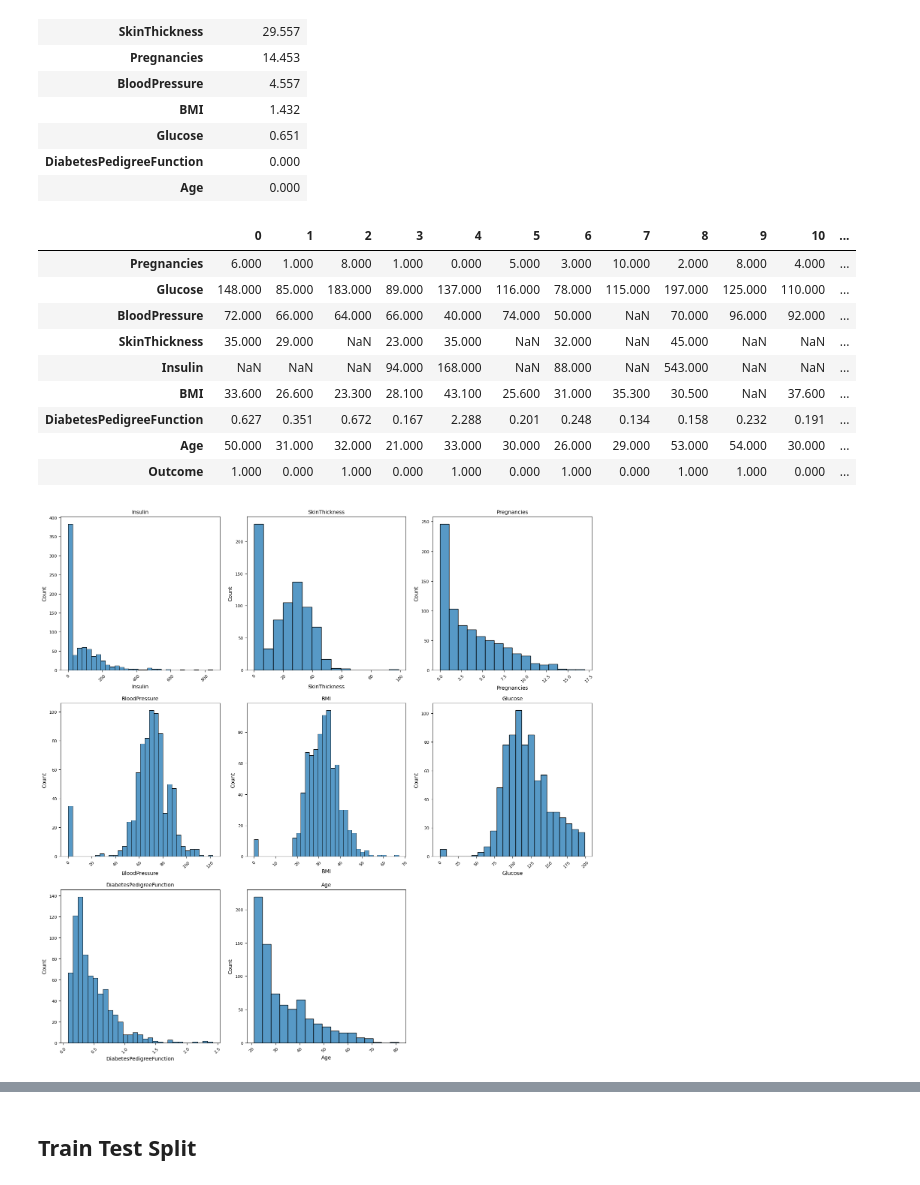
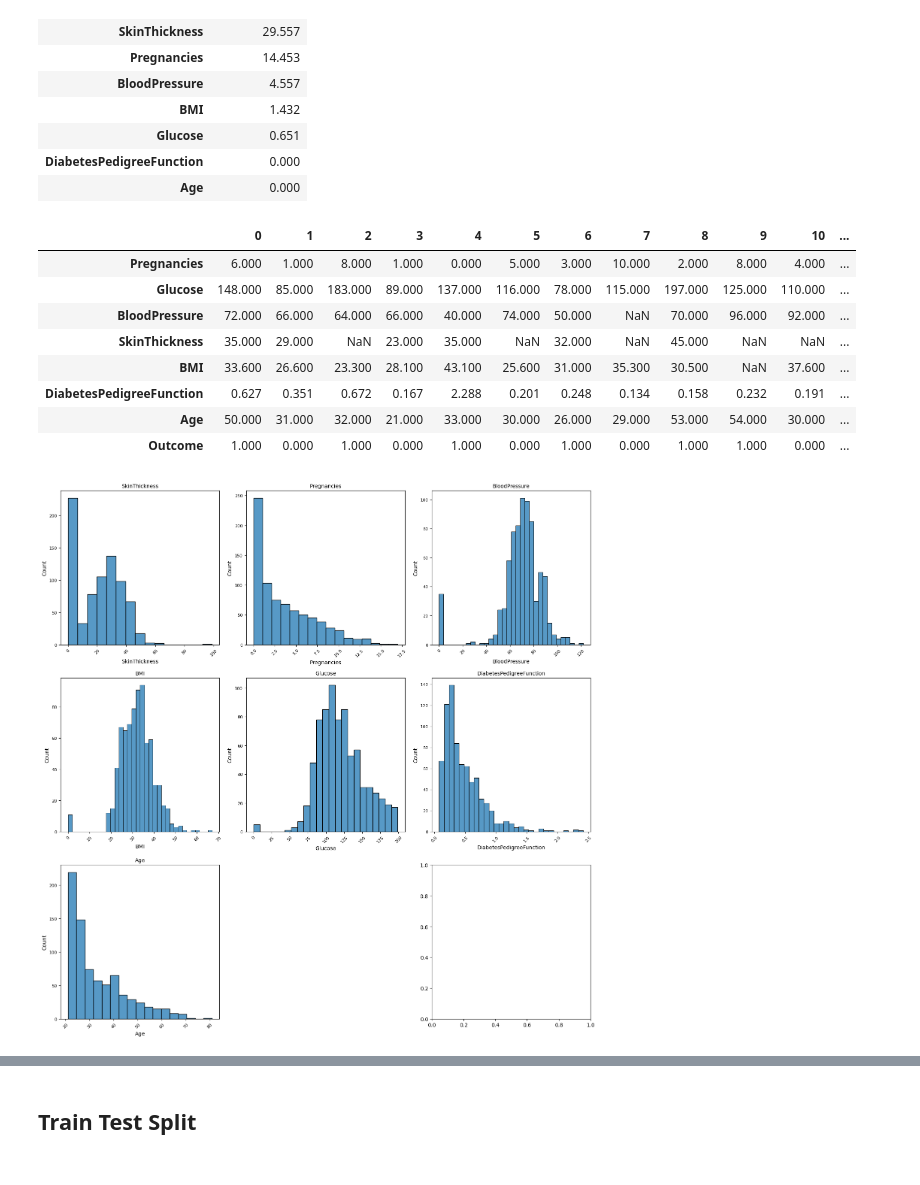
Before and after one commit to 4GeeksAcademy/carlossuesc95-intro-ml, a Jupyter notebook: src/04-decission-tree.ipynb, the cells around one changed output, grey strips where cells are left out. Cells and saved outputs as stored; diff of their text form; code cells hidden in the pictures.

```diff
--- a/src/04-decission-tree.ipynb
+++ b/src/04-decission-tree.ipynb
@@ -160,8 +142,14 @@ zero_percent.to_frame(name='percent_zeros')
 | DiabetesPedigreeFunction | 0.000 |
 | Age | 0.000 |
 # %%
+#Guardamos "insulin_zeros" en una lista para eliminarla del DataFrame
+insulin_zeros = []
+insulin_list = ((df['Insulin'] == 0).sum() / len(df) * 100)
+insulin_zeros.append(insulin_list)
+insulin_zeros
+df.drop(columns=['Insulin'], inplace=True)
 df_cop = df.copy()
-vars_cero = ['Insulin','SkinThickness', 'BloodPressure', 'BMI', 'Glucose']
+vars_cero = ['SkinThickness', 'BloodPressure', 'BMI', 'Glucose']
 df_cop[vars_cero] = df_cop[vars_cero].replace(0, np.nan)
 df_cop.head(20).T
 # %% [output]
@@ -170,7 +158,6 @@ df_cop.head(20).T
 | Glucose | 148.000 | 85.000 | 183.000 | 89.000 | 137.000 | 116.000 | 78.000 | 115.000 | 197.000 | 125.000 | 110.000 | ... |
 | BloodPressure | 72.000 | 66.000 | 64.000 | 66.000 | 40.000 | 74.000 | 50.000 | NaN | 70.000 | 96.000 | 92.000 | ... |
 | SkinThickness | 35.000 | 29.000 | NaN | 23.000 | 35.000 | NaN | 32.000 | NaN | 45.000 | NaN | NaN | ... |
-| Insulin | NaN | NaN | NaN | 94.000 | 168.000 | NaN | 88.000 | NaN | 543.000 | NaN | NaN | ... |
 | BMI | 33.600 | 26.600 | 23.300 | 28.100 | 43.100 | 25.600 | 31.000 | 35.300 | 30.500 | NaN | 37.600 | ... |
 | DiabetesPedigreeFunction | 0.627 | 0.351 | 0.672 | 0.167 | 2.288 | 0.201 | 0.248 | 0.134 | 0.158 | 0.232 | 0.191 | ... |
 | Age | 50.000 | 31.000 | 32.000 | 21.000 | 33.000 | 30.000 | 26.000 | 29.000 | 53.000 | 54.000 | 30.000 | ... |
@@ -178,24 +165,24 @@ df_cop.head(20).T
 # %%
 
 
-vars_to_plot = ['Insulin', 'SkinThickness', 'Pregnancies', 'BloodPressure', 'BMI', 'Glucose', 'DiabetesPedigreeFunction', 'Age']
+vars_to_plot = ['SkinThickness', 'Pregnancies', 'BloodPressure', 'BMI', 'Glucose', 'DiabetesPedigreeFunction', 'Age']
 
 fig, axes = plt.subplots(3, 3, figsize=(15, 15))
 axes = axes.flatten()
 
 for i, column in enumerate(vars_to_plot):
     sns.histplot(ax=axes[i], data=df, x=column)
     axes[i].set_title(column, fontsize=10)
     axes[i].tick_params(axis='x', rotation=45, labelsize=8)
     axes[i].tick_params(axis='y', labelsize=8)
 
 if len(vars_to_plot) < len(axes):
     fig.delaxes(axes[len(vars_to_plot)])
 
 plt.tight_layout()
 plt.show()
 # %% [output]
-[figure, old version]
+[figure, new version]
 # %%
 # Visualizamos la relación entre las características de nuestro dataset
 plt.figure(figsize=(12, 6))
```
Also changed, not shown: parts of 40 cells of this notebook, 4 other files.
